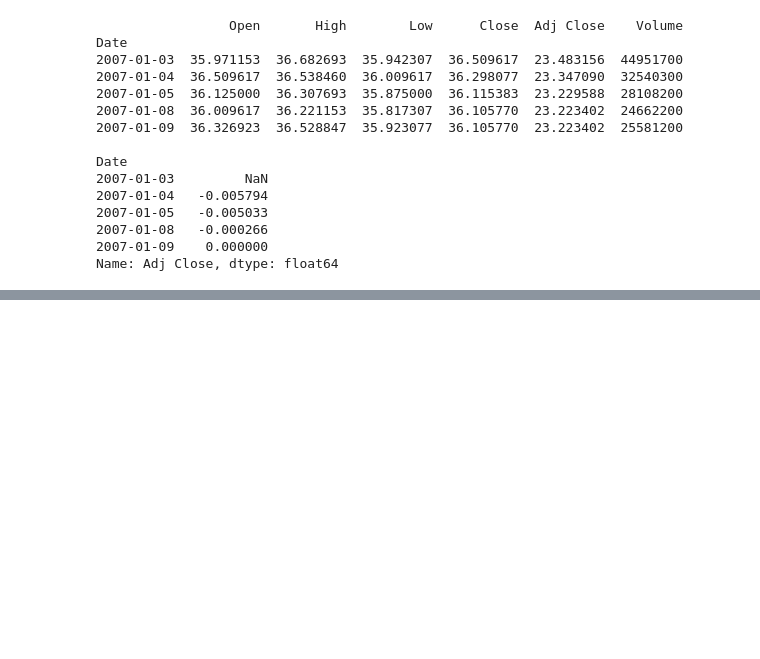
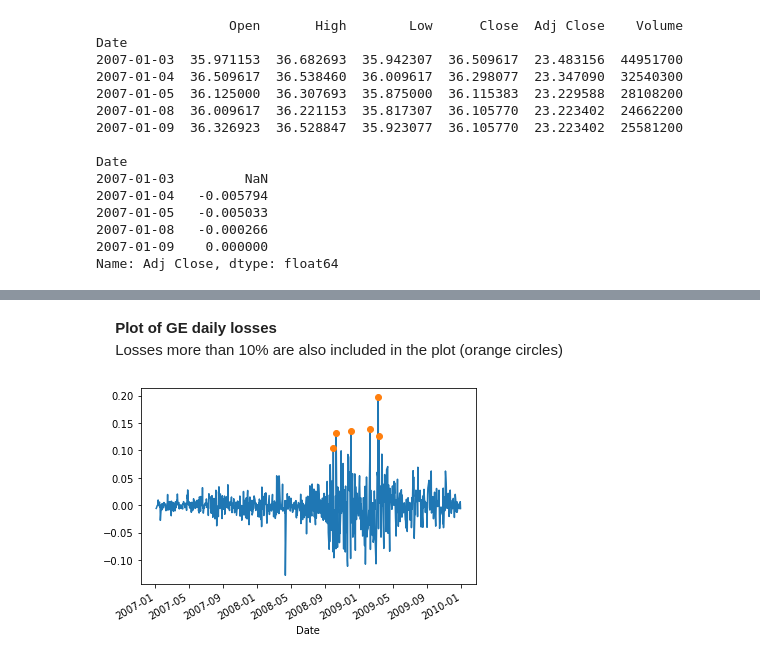
Before and after one commit to mnktan/QuantRiskManagement, a Jupyter notebook: QRM_DCProject.ipynb, the cells around one changed output, grey strips where cells are left out. Cells and saved outputs as stored; diff of their text form; code cells hidden in the pictures; blank space fills up the shorter version.

```diff
--- a/QRM_DCProject.ipynb
+++ b/QRM_DCProject.ipynb
@@ -604,0 +619,15 @@ TypeError: Only valid with DatetimeIndex, TimedeltaIndex or PeriodIndex, but got
+# %% [markdown]
+&emsp; **Plot of GE daily losses**
+&emsp; Losses more than 10% are also included in the plot (orange circles)
+# %%
+# Plot the log daily losses of GE over the period 2007-2009
+ge_losses.plot()
+
+# Find all daily losses greater than 10%
+extreme_losses = ge_losses[ge_losses > 0.10]
+
+# Scatter plot the extreme losses
+extreme_losses.plot(style='o')
+plt.show()
+# %% [output]
+[figure, added]
```
Also changed, not shown: parts of 12 cells of this notebook.
